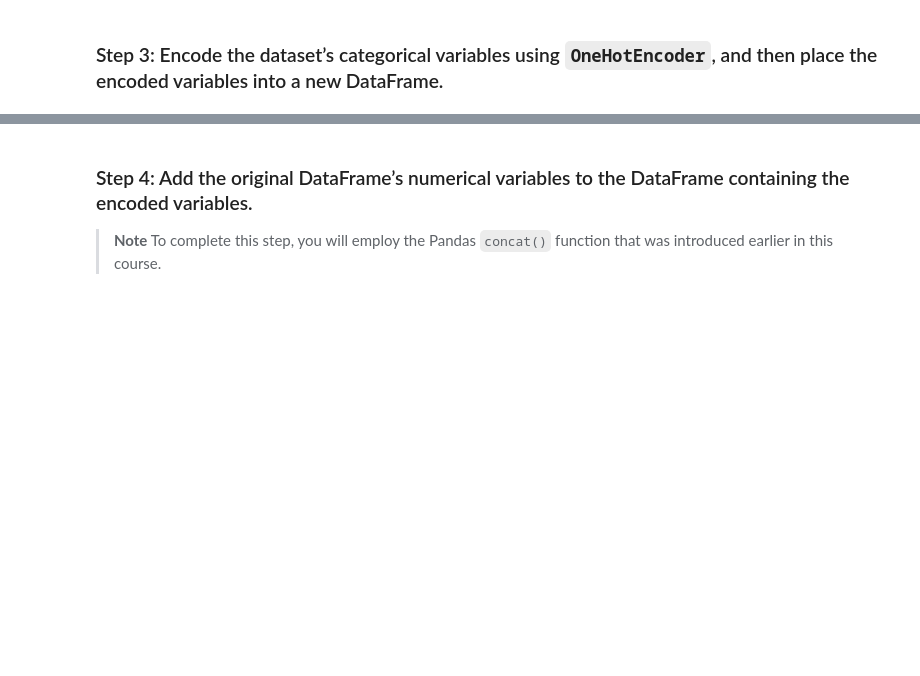
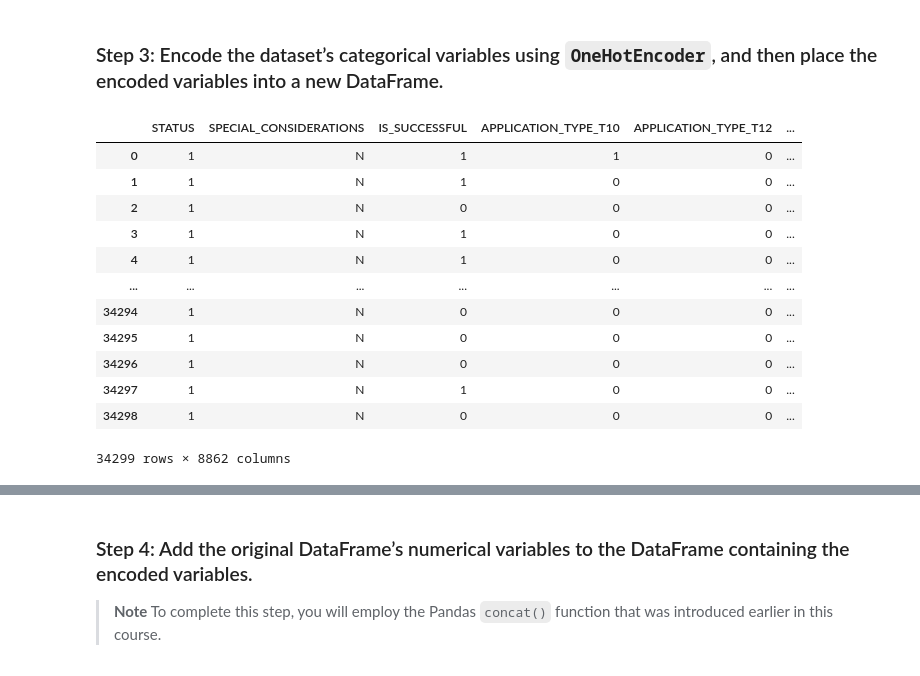
Before and after one commit to DLThrasher/Challenge_13, a Jupyter notebook: venture_funding_with_deep_learning.ipynb, the cells around one changed output, grey strips where cells are left out. Drawn from its saved outputs; the diff is of its cells as text; code cells hidden in the pictures; blank space fills up the shorter version.

```diff
--- a/venture_funding_with_deep_learning.ipynb
+++ b/venture_funding_with_deep_learning.ipynb
@@ -146,9 +154,24 @@ applicant_data_df = # YOUR CODE HERE
 ### Step 3: Encode the dataset’s categorical variables using `OneHotEncoder`, and then place the encoded variables into a new DataFrame.
 # %%
 # Create a list of categorical variables
-categorical_variables = # YOUR CODE HERE
+categorical_variables = pd.get_dummies(applicant_data_df, columns = ['APPLICATION_TYPE','AFFILIATION','CLASSIFICATION','USE_CASE','ORGANIZATION','INCOME_AMT','ASK_AMT'])
 
 # Display the categorical variables list
-# YOUR CODE HERE
+
+categorical_variables
+# %% [output]
+|  | STATUS | SPECIAL_CONSIDERATIONS | IS_SUCCESSFUL | APPLICATION_TYPE_T10 | APPLICATION_TYPE_T12 | ... |
+| 0 | 1 | N | 1 | 1 | 0 | ... |
+| 1 | 1 | N | 1 | 0 | 0 | ... |
+| 2 | 1 | N | 0 | 0 | 0 | ... |
+| 3 | 1 | N | 1 | 0 | 0 | ... |
+| 4 | 1 | N | 1 | 0 | 0 | ... |
+| ... | ... | ... | ... | ... | ... | ... |
+| 34294 | 1 | N | 0 | 0 | 0 | ... |
+| 34295 | 1 | N | 0 | 0 | 0 | ... |
+| 34296 | 1 | N | 0 | 0 | 0 | ... |
+| 34297 | 1 | N | 1 | 0 | 0 | ... |
+| 34298 | 1 | N | 0 | 0 | 0 | ... |
+34299 rows × 8862 columns
 # %%
 # Create a OneHotEncoder instance
```
Also changed, not shown: parts of 5 cells of this notebook.
